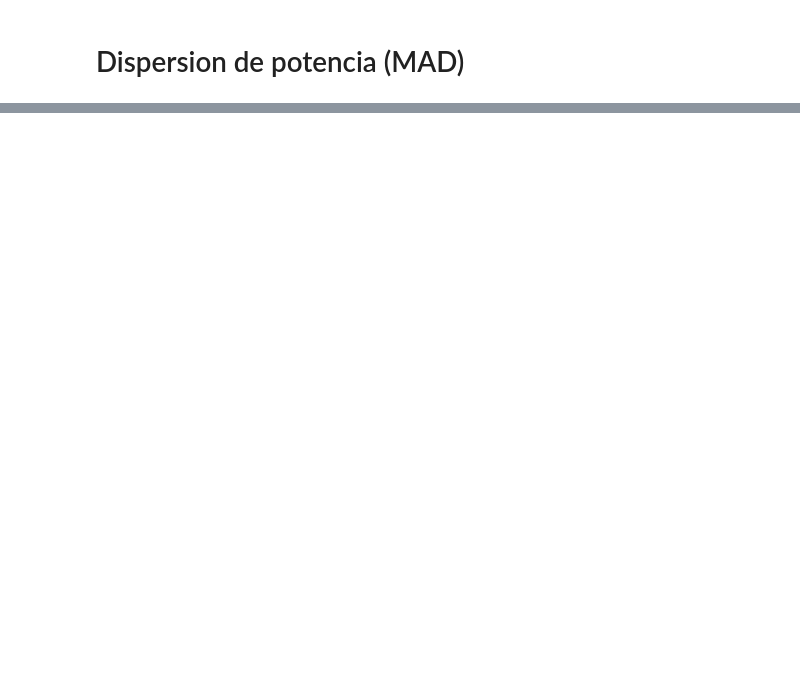
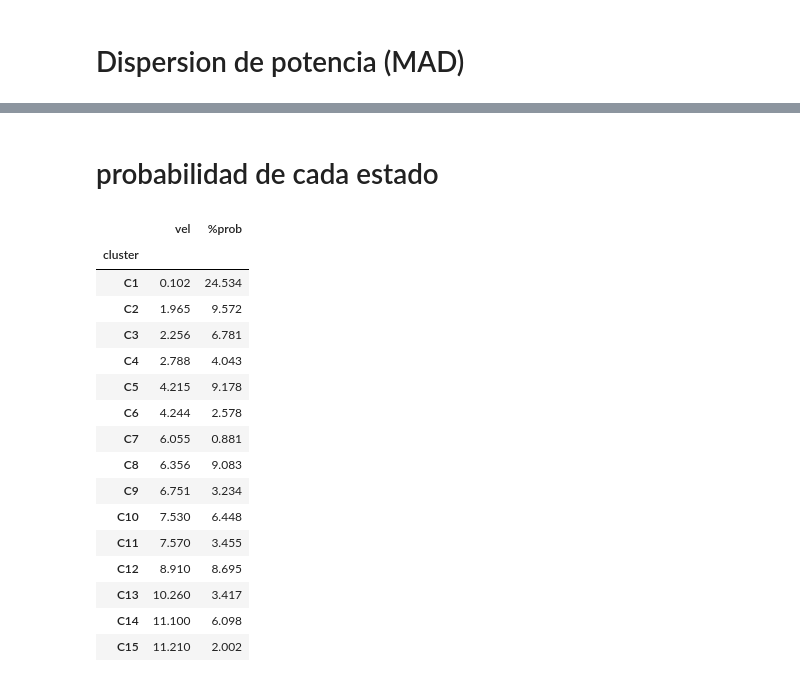
Before and after one commit to fernestomp/aero, a Jupyter notebook: potencia_curva_fab_estados.ipynb, the cells around one changed output, grey strips where cells are left out. Saved outputs shown, nothing was run; the diff lists cells and outputs as text; code cells hidden in the pictures; blank space fills up the shorter version.

```diff
--- a/potencia_curva_fab_estados.ipynb
+++ b/potencia_curva_fab_estados.ipynb
@@ -32,8 +32,17 @@ importlib.reload(myfunc)
 # Procesamiento de datos
 # %%
 data_path ='datos/DP-PB01-2005.xlsx'
-mf_pow_curve_path ='datos/DeWind d8.2.csv'
-df_wind_dir, df_comp_vel,df_mf_curve = myfunc.proc_dat_bcs(data_path,mf_pow_curve_path)
+mf_pow_curve_path ='datos/power curve GE 2_5 127.csv'
+df_wind_dir, df_comp_vel,df_mf_curve = myfunc.proc_dat_bcs\
+    (
+        data_path,
+        mf_pow_curve_path,
+        mf_vel_colname='wind_speed(m/s)',
+        mf_pw_colname= 'Power(kW)',
+        mf_rename_cols=('vel','pw')
+    )
+# power column comes in kw
+df_mf_curve['pw']= df_mf_curve.pw.apply(lambda x: x*1000)
 # %% [output]
 Inciando procesamiento de datos...
 
@@ -769,0 +360,33 @@ plt.show()
+# %% [markdown]
+# probabilidad de cada estado
+# %%
+#probabilidades de cada estado
+dfclvv = myfunc.create_clustered_data(df_wind_dir,clusters_wind_pow.kmeans_labels)
+
+nregcl=[]
+for col in dfclvv.columns:
+    nregcl.append(len(dfclvv[dfclvv[col].notna()]))
+ntotreg= len(df_wind_dir)
+df_prob_x_estado = pd.DataFrame(clusters_wind_pow.idx_centroids['mag_windv'].values,columns=['vel'])
+df_prob_x_estado.set_index(dfclvv.columns,inplace=True)
+df_prob_x_estado.index.name= 'cluster'
+df_prob_x_estado['%prob']=np.array(nregcl)/ntotreg *100
+df_prob_x_estado
+# %% [output]
+|  | vel | %prob |
+| cluster |  |  |
+| C1 | 0.102 | 24.534 |
+| C2 | 1.965 | 9.572 |
+| C3 | 2.256 | 6.781 |
+| C4 | 2.788 | 4.043 |
+| C5 | 4.215 | 9.178 |
+| C6 | 4.244 | 2.578 |
+| C7 | 6.055 | 0.881 |
+| C8 | 6.356 | 9.083 |
+| C9 | 6.751 | 3.234 |
+| C10 | 7.530 | 6.448 |
+| C11 | 7.570 | 3.455 |
+| C12 | 8.910 | 8.695 |
+| C13 | 10.260 | 3.417 |
+| C14 | 11.100 | 6.098 |
+| C15 | 11.210 | 2.002 |
```
Also changed, not shown: parts of 47 cells of this notebook, 27 other files.
